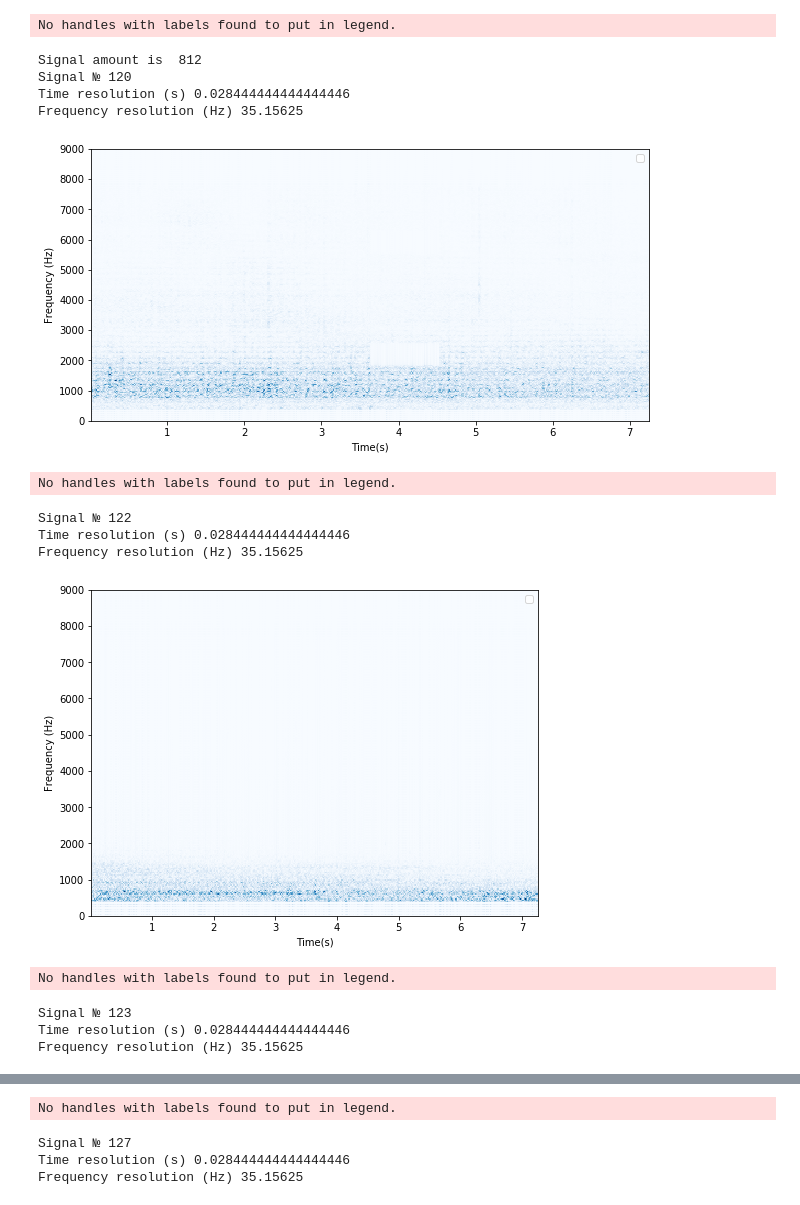
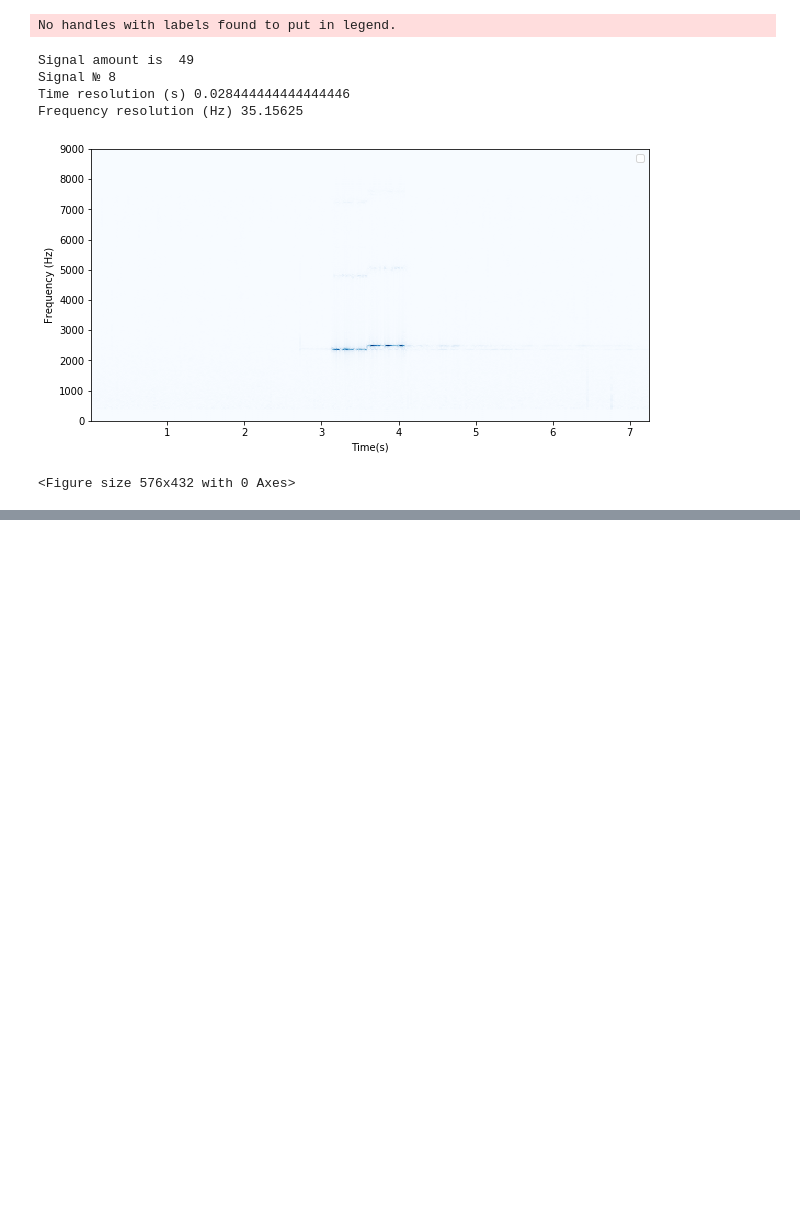
Before and after one commit to Waclaw-Nietzsche/Diploma, a Jupyter notebook: Classifier/BibaryClassifier_Test.ipynb, the cells around one changed output, grey strips where cells are left out. Drawn from its saved outputs; the diff is of its cells as text; code cells hidden in the pictures; blank space fills up the shorter version.

```diff
--- a/Classifier/BibaryClassifier_Test.ipynb
+++ b/Classifier/BibaryClassifier_Test.ipynb
@@ -8,9 +8,9 @@ import soundmfccparams as smfccp
 # %%
 # Path for packs
 #signalPath = r"/home/vaclav/Desktop/Diploma/Dirty Signals/Test/Test08/"
-signalPath = r"/home/vaclav/Desktop/Diploma/Dirty Signals/snd.L-01.P3/20200226/"
+signalPath = r"C:/Users/Vaclav/Documents/Diploma/Dirty Signals/Test/Test14"
 # Path for RandomForestClassifier
-classifierPath = "/home/vaclav/Desktop/Diploma/Notebooks/Classifier/classificator.sav"
+classifierPath = "C:/Users/Vaclav/Documents/Diploma/Notebooks/Classifier/classificator.sav"
 # %%
 # Extracting the dataframes (data characteristics)
 signalDataFrame = sigp.extract_data(signalPath)
@@ -23,5 +23,5 @@ signalDataFrame.to_csv("20200226.csv", sep='\t', encoding='utf-8', index=False)
 # %%
-signalDataFrame = pd.read_csv('/home/vaclav/Desktop/Diploma/Notebooks/Classifier/DataBaseCsv/20200214.csv', sep='\t')
+signalDataFrame = pd.read_csv('C:/Users/Vaclav/Documents/Diploma/Notebooks/Classifier/DataBaseCsv/20200303.csv', sep='\t')
 signalDataFrame
 # %% [output]
 |  | Total MaxAmp | Split MaxAmp 1 | Split MaxAmp 2 | Split MaxAmp 3 | Split MaxAmp 4 | SCO | Centroid | ... |
@@ -66,19 +66,11 @@ ppredictedsignalDataFrame.head()
 5 rows × 30 columns
 # %%
-sigp.plot_all_spectrogramms(audiolist, predictedsignalDataFrame, 512, 50, 55, 1) # last param is activator , 1 - start, 0 - none
+sigp.plot_all_spectrogramms(audiolist, predictedsignalDataFrame, 512, 0, 1, 1) # last param is activator , 1 - start, 0 - none
 # %% [output]
 No handles with labels found to put in legend.
-Signal amount is  812
-Signal № 120
+Signal amount is  49
+Signal № 8
 Time resolution (s) 0.028444444444444446
 Frequency resolution (Hz) 35.15625
-[figure, old version]
+[figure, new version]
-No handles with labels found to put in legend.
+<Figure size 576x432 with 0 Axes>
-Signal № 122
-Time resolution (s) 0.028444444444444446
-Frequency resolution (Hz) 35.15625
-[figure, removed]
-No handles with labels found to put in legend.
-Signal № 123
-Time resolution (s) 0.028444444444444446
-Frequency resolution (Hz) 35.15625
@@ -86,4 +76,0 @@ Frequency resolution (Hz) 35.15625
-No handles with labels found to put in legend.
-Signal № 127
-Time resolution (s) 0.028444444444444446
-Frequency resolution (Hz) 35.15625
```
Also changed, not shown: parts of 8 cells of this notebook, 7 other files.
